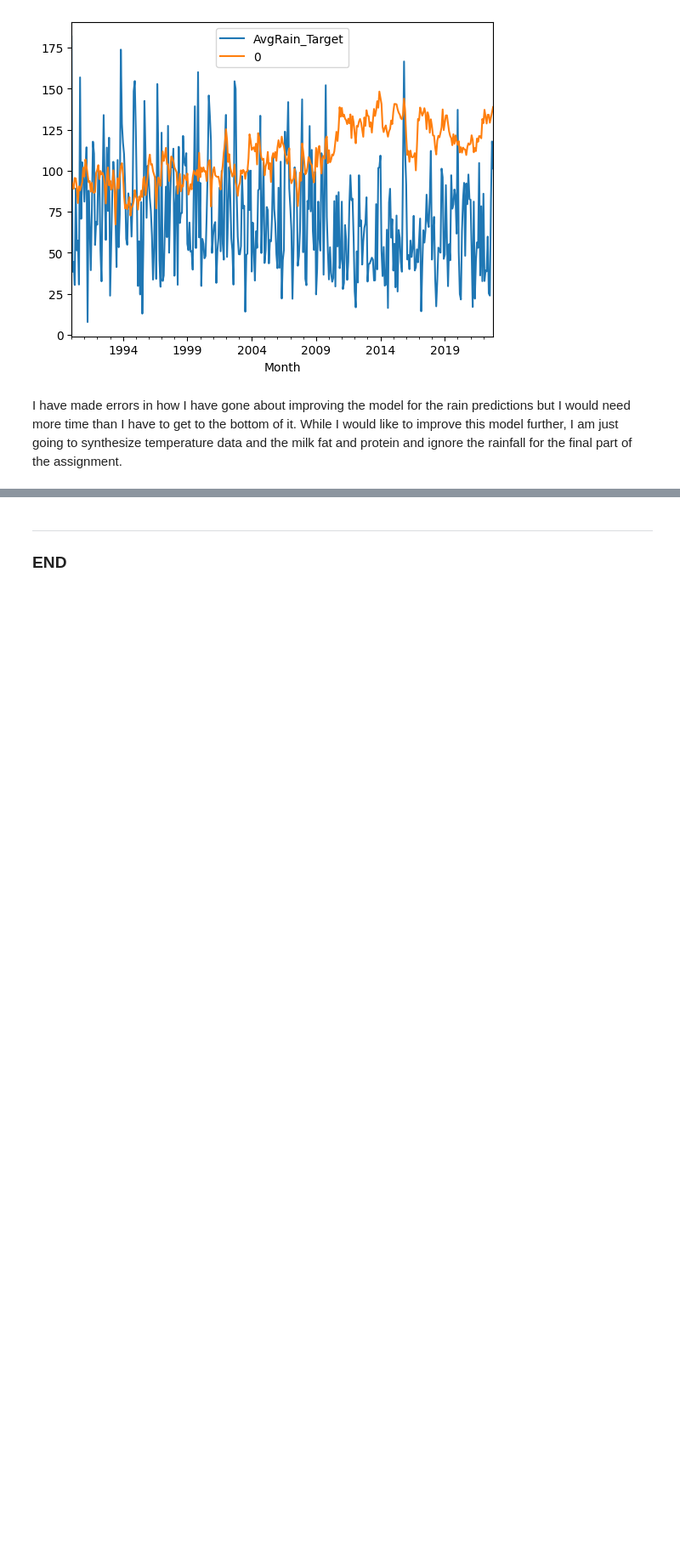
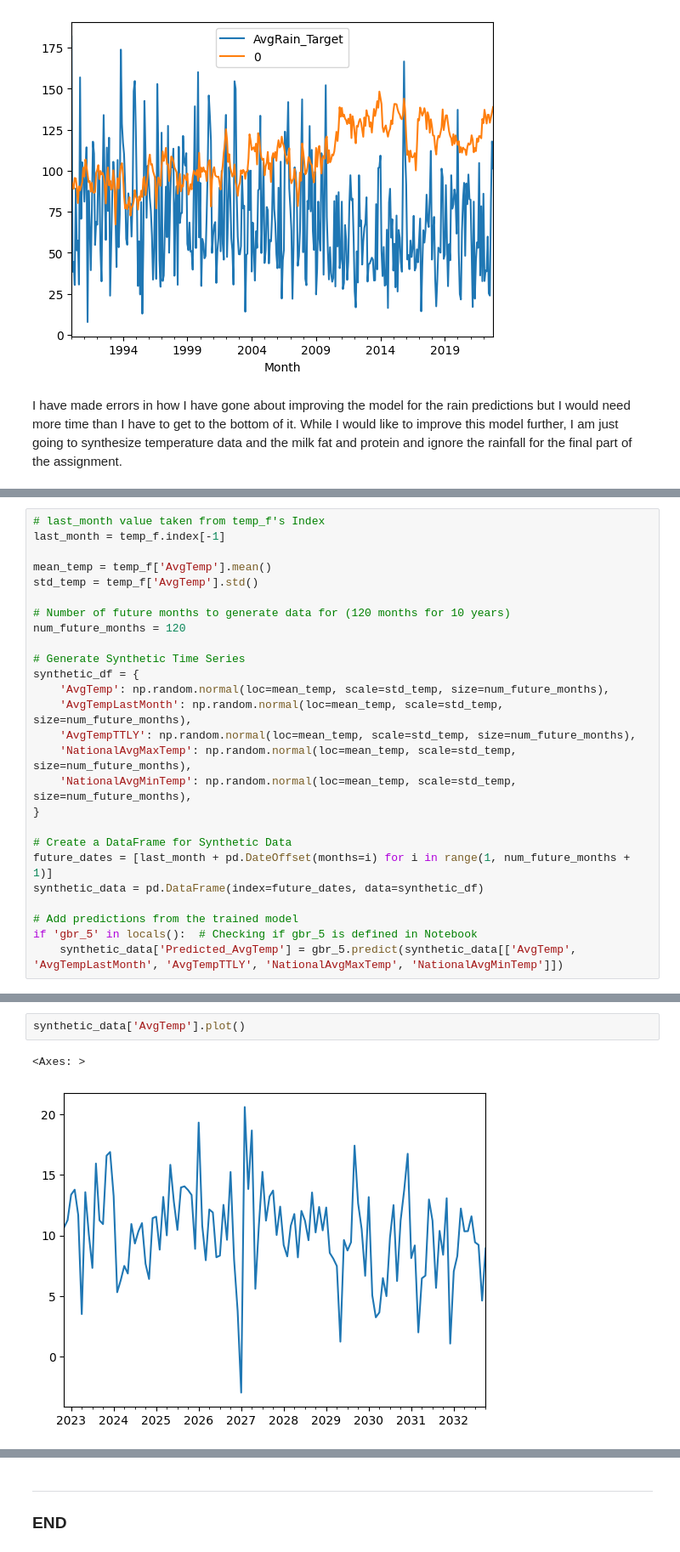
Before and after one commit to turps-pc90/PfDA_Assignment, a Jupyter notebook: PfDA_Assignment.ipynb, the cells around one changed output, grey strips where cells are left out. Shown at 85% size. Drawn from its saved outputs; the diff is of its cells as text; blank space fills up the shorter version.

```diff
--- a/PfDA_Assignment.ipynb
+++ b/PfDA_Assignment.ipynb
@@ -1254,0 +1474,26 @@ combo_temp.plot()
+# %%
+# last_month value taken from temp_f's Index
+last_month = temp_f.index[-1]
+
+mean_temp = temp_f['AvgTemp'].mean()
+std_temp = temp_f['AvgTemp'].std()
+
+# Number of future months to generate data for (120 months for 10 years)
+num_future_months = 120
+
+# Generate Synthetic Time Series
+synthetic_df = {
+    'AvgTemp': np.random.normal(loc=mean_temp, scale=std_temp, size=num_future_months),
+    'AvgTempLastMonth': np.random.normal(loc=mean_temp, scale=std_temp, size=num_future_months),
+    'AvgTempTTLY': np.random.normal(loc=mean_temp, scale=std_temp, size=num_future_months),
+    'NationalAvgMaxTemp': np.random.normal(loc=mean_temp, scale=std_temp, size=num_future_months),
+    'NationalAvgMinTemp': np.random.normal(loc=mean_temp, scale=std_temp, size=num_future_months),
+}
+
+# Create a DataFrame for Synthetic Data
+future_dates = [last_month + pd.DateOffset(months=i) for i in range(1, num_future_months + 1)]
+synthetic_data = pd.DataFrame(index=future_dates, data=synthetic_df)
+
+# Add predictions from the trained model
+if 'gbr_5' in locals():  # Checking if gbr_5 is defined in Notebook
+    synthetic_data['Predicted_AvgTemp'] = gbr_5.predict(synthetic_data[['AvgTemp', 'AvgTempLastMonth', 'AvgTempTTLY', 'NationalAvgMaxTemp', 'NationalAvgMinTemp']])
@@ -1254,0 +1516,5 @@ combo_temp.plot()
+# %%
+synthetic_data['AvgTemp'].plot()
+# %% [output]
+<Axes: >
+[figure, added]
```
Also changed, not shown: parts of 28 cells of this notebook, 1 other file.
